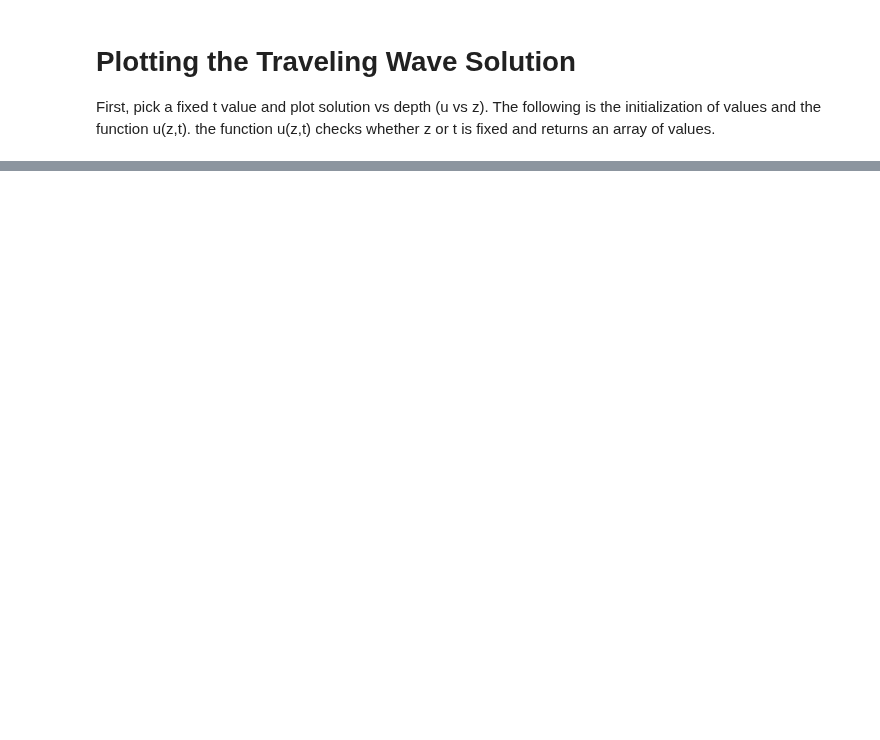
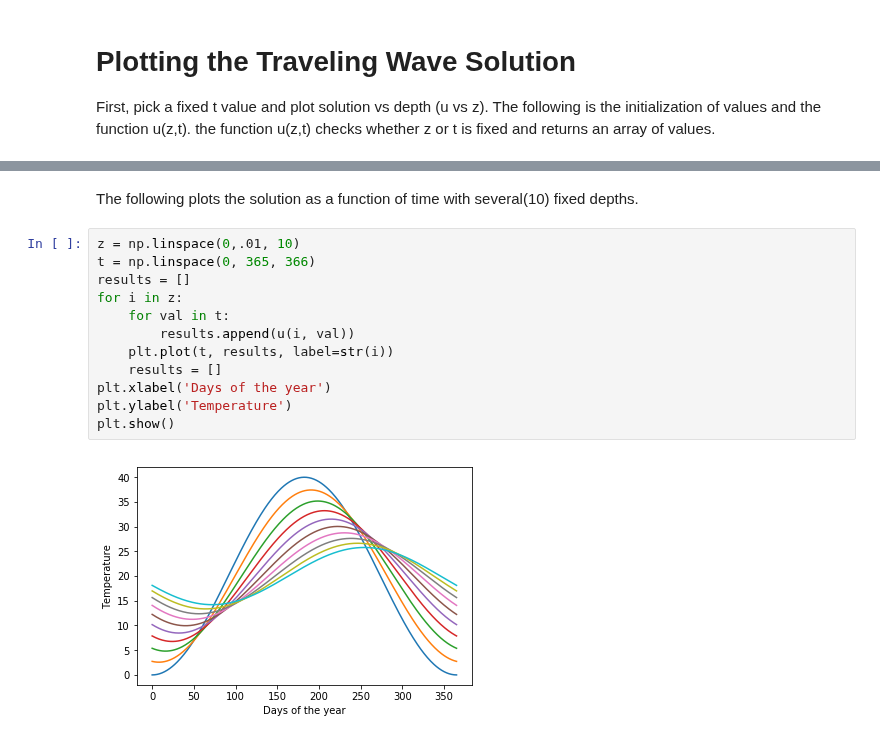
Before and after one commit to andresoro/modeling, a Jupyter notebook: hw4/Modeling HW4.ipynb, the cells around one changed output, grey strips where cells are left out. Saved outputs shown, nothing was run; the diff lists cells and outputs as text; blank space fills up the shorter version.

```diff
--- a/hw4/Modeling HW4.ipynb
+++ b/hw4/Modeling HW4.ipynb
@@ -51,0 +40,16 @@ plt.show()
+# %% [markdown]
+The following plots the solution as a function of time with several(10) fixed depths.
+# %%
+z = np.linspace(0,.01, 10)
+t = np.linspace(0, 365, 366)
+results = []
+for i in z:
+    for val in t:
+        results.append(u(i, val))
+    plt.plot(t, results, label=str(i))
+    results = []
+plt.xlabel('Days of the year')
+plt.ylabel('Temperature')
+plt.show()
+# %% [output]
+[figure, added]
```
Also changed, not shown: parts of 3 cells of this notebook.
